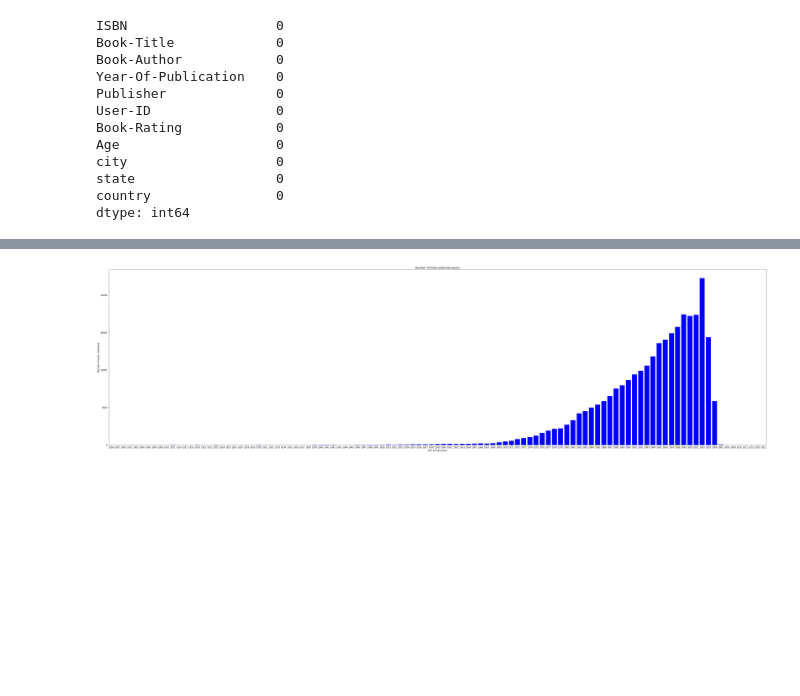
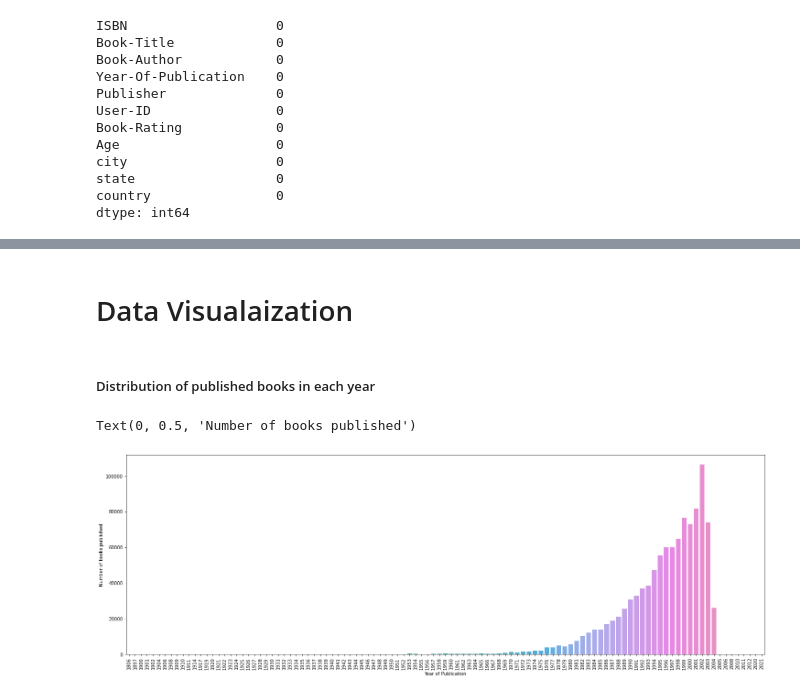
Before and after one commit to Gajam-Anurag/cmpe255-spring22-project, a Jupyter notebook: src/Code/BookRecommenderSystem.ipynb, the cells around one changed output, grey strips where cells are left out. Cells and saved outputs as stored; diff of their text form; code cells hidden in the pictures; blank space fills up the shorter version.

```diff
--- a/src/Code/BookRecommenderSystem.ipynb
+++ b/src/Code/BookRecommenderSystem.ipynb
@@ -463,22 +464,17 @@ books2.head()
 | 2 | 0374157065 | Flu: The Story of the Great Influ... | Gina Bari Kolata | 1999 | Farrar Straus Giroux | 8 | 0 | 32.0 | ... |
 | 3 | 0393045218 | The Mummies of Urumchi | E. J. W. Barber | 1999 | W. W. Norton &amp; Company | 8 | 0 | 32.0 | ... |
 | 4 | 0399135782 | The Kitchen God's Wife | Amy Tan | 1991 | Putnam Pub Group | 8 | 0 | 32.0 | ... |
-# %%
-#Data Visualaization
-publications = {}
-for year in books['Year-Of-Publication']:
-    if str(year) not in publications:
-        publications[str(year)] = 0
-    publications[str(year)] +=1
-
-publications = {k:v for k, v in sorted(publications.items())}
-
-fig = plt.figure(figsize =(55, 15))
-plt.bar(list(publications.keys()),list(publications.values()), color = 'blue')
-plt.ylabel("Number of books published")
-plt.xlabel("Year of Publication")
-plt.title("Number of books published yearly")
-plt.margins(x = 0)
-plt.show()
-# %% [output]
-[figure, removed]
+# %% [markdown]
+# Data Visualaization
+# %% [markdown]
+##### Distribution of published books in each year
+# %%
+
+plt.figure(figsize=(25,8))
+sns.countplot(x = 'Year-Of-Publication', data=merged_data)
+plt.xticks(rotation = 90)
+plt.xlabel('Year of Publication')
+plt.ylabel('Number of books published')
+# %% [output]
+Text(0, 0.5, 'Number of books published')
+[figure, added]
```
Also changed, not shown: parts of 8 cells of this notebook.
